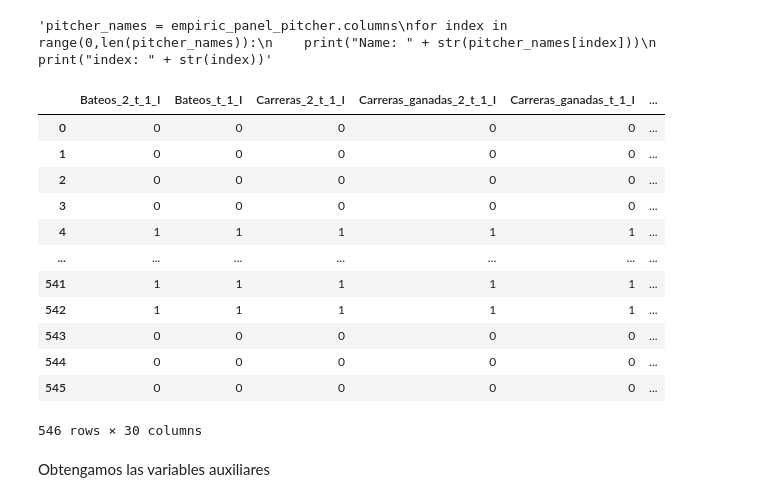
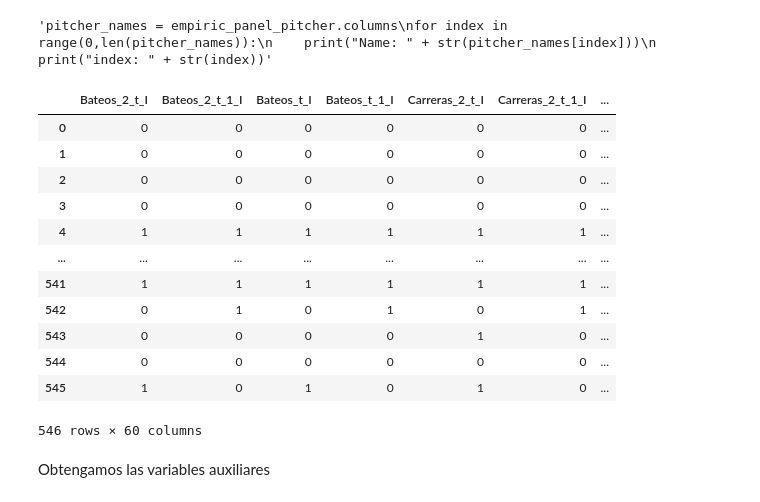
Before and after one commit to PhysTony/MLB_hardball_negotations, a Jupyter notebook: ETL_Scripts/Players/Free_Agent_Change/cumulative_change_comparison.ipynb, the cells around one changed output. Drawn from its saved outputs; the diff is of its cells as text; code cells hidden in the pictures.

```diff
--- a/ETL_Scripts/Players/Free_Agent_Change/cumulative_change_comparison.ipynb
+++ b/ETL_Scripts/Players/Free_Agent_Change/cumulative_change_comparison.ipynb
@@ -1794,3 +1790,36 @@ pitcher_regular_stats = sorted(pitcher_regular_stats)
+# %%
+pitcher_regular_stats = ['Bateos_2_t', 'Bateos_t',
+                        'Carreras_2_t', 'Carreras_t',
+                        'Carreras_ganadas_2_t', 'Carreras_ganadas_t',
+                        'Comando_2_t', 'Comando_t',
+                        'Control_2_t', 'Control_t',
+                        'Dominio_2_t', 'Dominio_t',
+                        'ERA_2_t', 'ERA_t',
+                        'Inning_pitched_2_t', 'Inning_pitched_t',
+                        'Losses_2_t', 'Losses_t',
+                        'Saves_2_t', 'Saves_t',
+                        'Strike_outs_2_t', 'Strike_outs_t',
+                        'WAR_2_t', 'WAR_t',
+                        'WHIP_2_t', 'WHIP_t',
+                        'Walks_2_t', 'Walks_t',
+                        'Wins_2_t', 'Wins_t',
+
+                        'Bateos_2_t_1', 'Bateos_t_1',
+                        'Carreras_2_t_1', 'Carreras_t_1',
+                        'Carreras_ganadas_2_t_1', 'Carreras_ganadas_t_1',
+                        'Comando_2_t_1', 'Comando_t_1',
+                        'Control_2_t_1', 'Control_t_1',
+                        'Dominio_2_t_1', 'Dominio_t_1',
+                        'ERA_2_t_1', 'ERA_t_1',
+                        'Inning_pitched_2_t_1', 'Inning_pitched_t_1',
+                        'Losses_2_t_1', 'Losses_t_1',
+                        'Saves_2_t_1', 'Saves_t_1',
+                        'Strike_outs_2_t_1', 'Strike_outs_t_1',
+                        'WAR_2_t_1', 'WAR_t_1',
+                        'WHIP_2_t_1', 'WHIP_t_1',
+                        'Walks_2_t_1', 'Walks_t_1',
+                        'Wins_2_t_1', 'Wins_t_1']
+pitcher_regular_stats = sorted(pitcher_regular_stats)
 # %%
 # Pitcheer
 for stat in range(0,len(pitcher_regular_stats)):
@@ -2200,23 +2229,23 @@ for con in range(0, len(pitcher_nan)):
     if pitcher_nan[con]:
         print("Name: " + str(pitcher_name[con]))
 # %%
-start = empiric_panel_pitcher.columns.get_loc('Bateos_2_t_1_I')
+start = empiric_panel_pitcher.columns.get_loc('Bateos_2_t_I')
 end = empiric_panel_pitcher.columns.get_loc('Wins_t_1_I') + 1
 empiric_panel_pitcher.iloc[:,start:end]
 # %% [output]
-|  | Bateos_2_t_1_I | Bateos_t_1_I | Carreras_2_t_1_I | Carreras_ganadas_2_t_1_I | Carreras_ganadas_t_1_I | ... |
-| 0 | 0 | 0 | 0 | 0 | 0 | ... |
-| 1 | 0 | 0 | 0 | 0 | 0 | ... |
-| 2 | 0 | 0 | 0 | 0 | 0 | ... |
-| 3 | 0 | 0 | 0 | 0 | 0 | ... |
-| 4 | 1 | 1 | 1 | 1 | 1 | ... |
-| ... | ... | ... | ... | ... | ... | ... |
-| 541 | 1 | 1 | 1 | 1 | 1 | ... |
-| 542 | 1 | 1 | 1 | 1 | 1 | ... |
-| 543 | 0 | 0 | 0 | 0 | 0 | ... |
-| 544 | 0 | 0 | 0 | 0 | 0 | ... |
-| 545 | 0 | 0 | 0 | 0 | 0 | ... |
+|  | Bateos_2_t_I | Bateos_2_t_1_I | Bateos_t_I | Bateos_t_1_I | Carreras_2_t_I | Carreras_2_t_1_I | ... |
+| 0 | 0 | 0 | 0 | 0 | 0 | 0 | ... |
+| 1 | 0 | 0 | 0 | 0 | 0 | 0 | ... |
+| 2 | 0 | 0 | 0 | 0 | 0 | 0 | ... |
+| 3 | 0 | 0 | 0 | 0 | 0 | 0 | ... |
+| 4 | 1 | 1 | 1 | 1 | 1 | 1 | ... |
+| ... | ... | ... | ... | ... | ... | ... | ... |
+| 541 | 1 | 1 | 1 | 1 | 1 | 1 | ... |
+| 542 | 0 | 1 | 0 | 1 | 0 | 1 | ... |
+| 543 | 0 | 0 | 0 | 0 | 1 | 0 | ... |
+| 544 | 0 | 0 | 0 | 0 | 0 | 0 | ... |
+| 545 | 1 | 0 | 1 | 0 | 1 | 0 | ... |
-546 rows × 30 columns
+546 rows × 60 columns
 # %% [markdown]
 Obtengamos las variables auxiliares
 # %%
```
Also changed, not shown: parts of 22 cells of this notebook, 15 other files.
